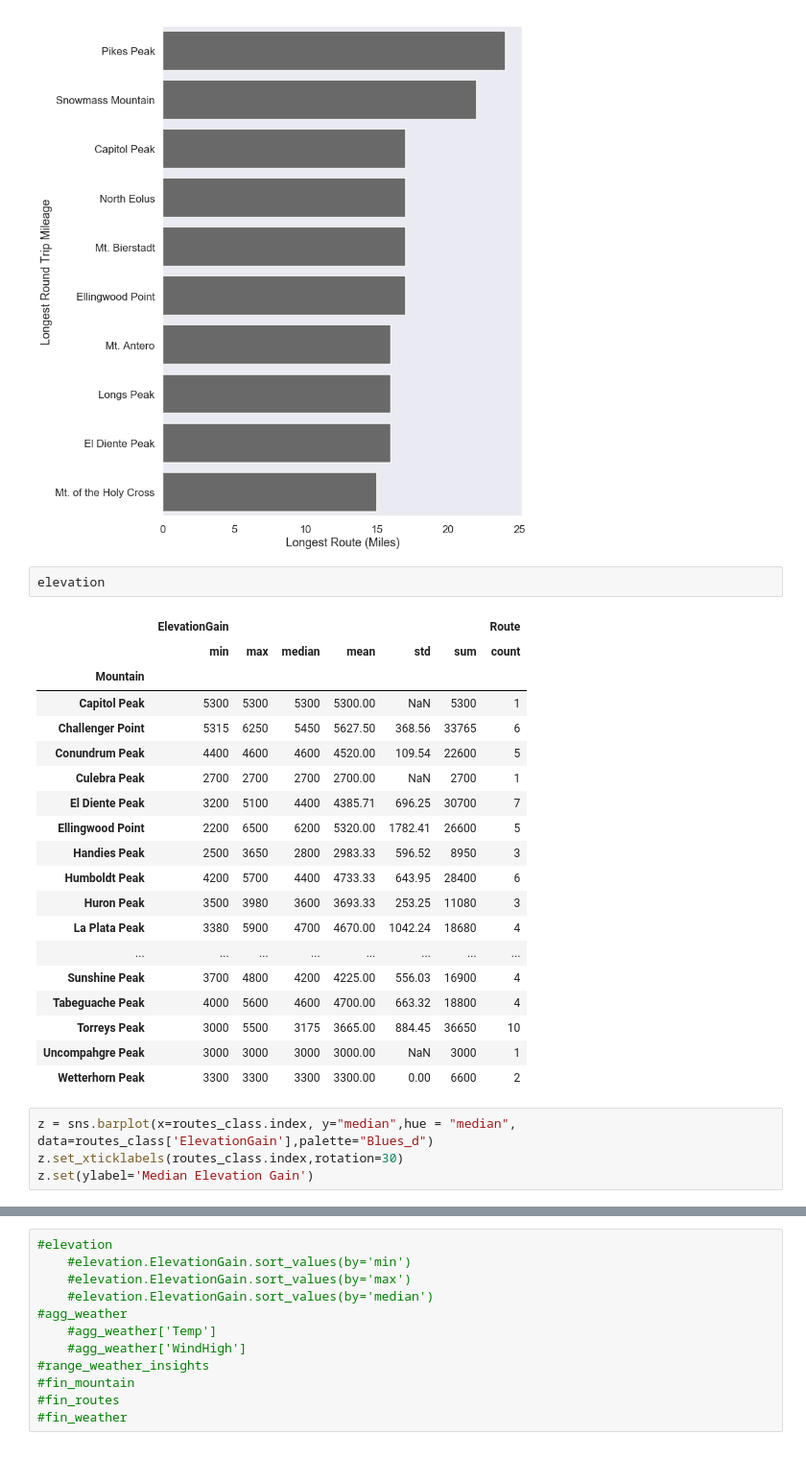
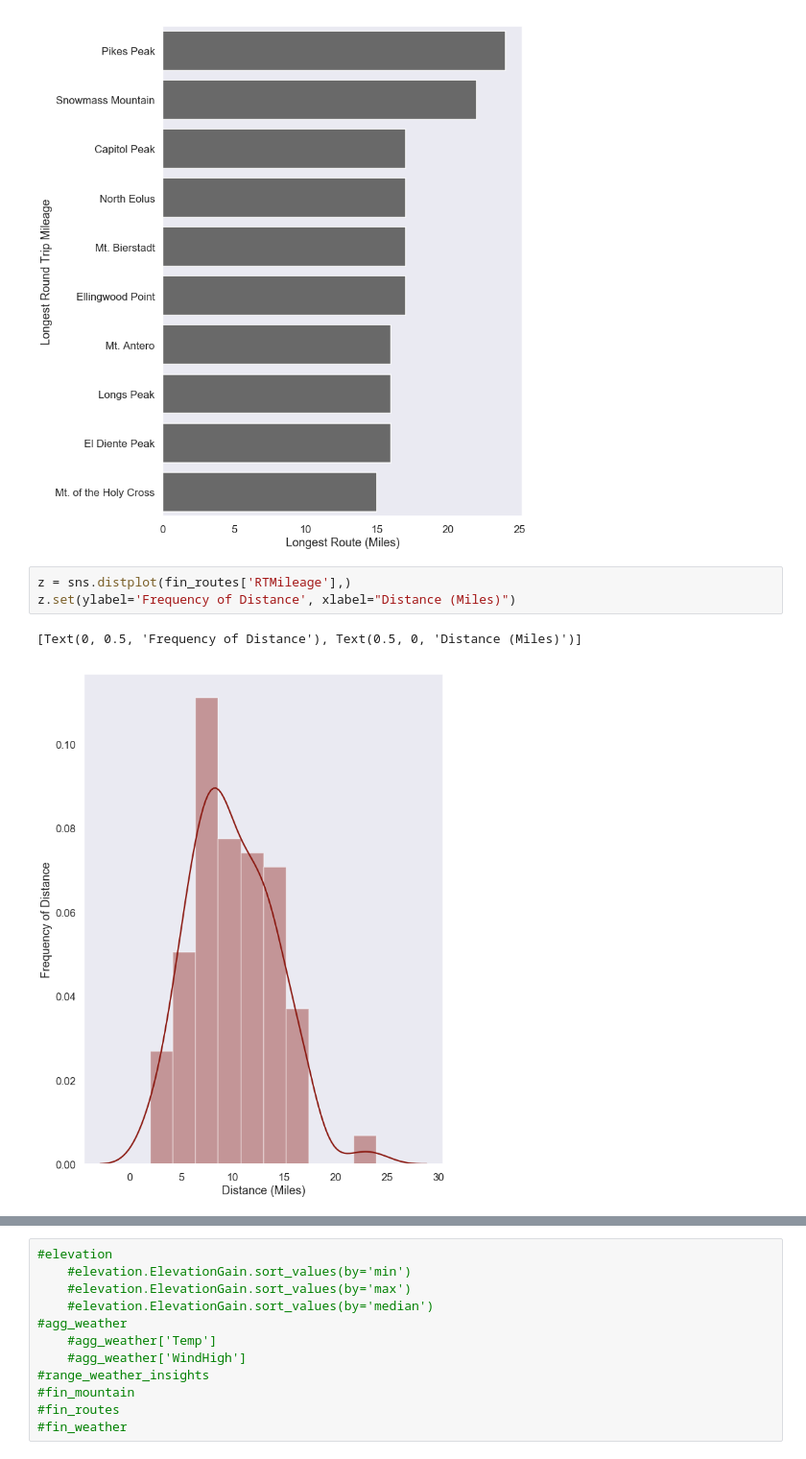
Before and after one commit to chanelle7/ENIAC, a Jupyter notebook: Colorado14ers.ipynb, the cells around one changed output, grey strips where cells are left out. Shown at 96% size. Saved outputs shown, nothing was run; the diff lists cells and outputs as text.

```diff
--- a/Colorado14ers.ipynb
+++ b/Colorado14ers.ipynb
@@ -125,29 +101,9 @@ z.set(ylabel='Longest Round Trip Mileage', xlabel="Longest Route (Miles)")
 [Text(0, 0.5, 'Longest Round Trip Mileage'),
  Text(0.5, 0, 'Longest Route (Miles)')]
 [figure]
-# %%
-elevation
-# %% [output]
-|  | ElevationGain |  |  |  |  |  | Route |
-|  | min | max | median | mean | std | sum | count |
-| Mountain |  |  |  |  |  |  |  |
-| Capitol Peak | 5300 | 5300 | 5300 | 5300.00 | NaN | 5300 | 1 |
-| Challenger Point | 5315 | 6250 | 5450 | 5627.50 | 368.56 | 33765 | 6 |
-| Conundrum Peak | 4400 | 4600 | 4600 | 4520.00 | 109.54 | 22600 | 5 |
-| Culebra Peak | 2700 | 2700 | 2700 | 2700.00 | NaN | 2700 | 1 |
-| El Diente Peak | 3200 | 5100 | 4400 | 4385.71 | 696.25 | 30700 | 7 |
-| Ellingwood Point | 2200 | 6500 | 6200 | 5320.00 | 1782.41 | 26600 | 5 |
-| Handies Peak | 2500 | 3650 | 2800 | 2983.33 | 596.52 | 8950 | 3 |
-| Humboldt Peak | 4200 | 5700 | 4400 | 4733.33 | 643.95 | 28400 | 6 |
-| Huron Peak | 3500 | 3980 | 3600 | 3693.33 | 253.25 | 11080 | 3 |
-| La Plata Peak | 3380 | 5900 | 4700 | 4670.00 | 1042.24 | 18680 | 4 |
-| ... | ... | ... | ... | ... | ... | ... | ... |
-| Sunshine Peak | 3700 | 4800 | 4200 | 4225.00 | 556.03 | 16900 | 4 |
-| Tabeguache Peak | 4000 | 5600 | 4600 | 4700.00 | 663.32 | 18800 | 4 |
-| Torreys Peak | 3000 | 5500 | 3175 | 3665.00 | 884.45 | 36650 | 10 |
-| Uncompahgre Peak | 3000 | 3000 | 3000 | 3000.00 | NaN | 3000 | 1 |
-| Wetterhorn Peak | 3300 | 3300 | 3300 | 3300.00 | 0.00 | 6600 | 2 |
-# %%
-z = sns.barplot(x=routes_class.index, y="median",hue = "median", data=routes_class['ElevationGain'],palette="Blues_d")
-z.set_xticklabels(routes_class.index,rotation=30)
-z.set(ylabel='Median Elevation Gain')
+# %%
+z = sns.distplot(fin_routes['RTMileage'],)
+z.set(ylabel='Frequency of Distance', xlabel="Distance (Miles)")
+# %% [output]
+[Text(0, 0.5, 'Frequency of Distance'), Text(0.5, 0, 'Distance (Miles)')]
+[figure, added]
```
Also changed, not shown: parts of 8 cells of this notebook.
